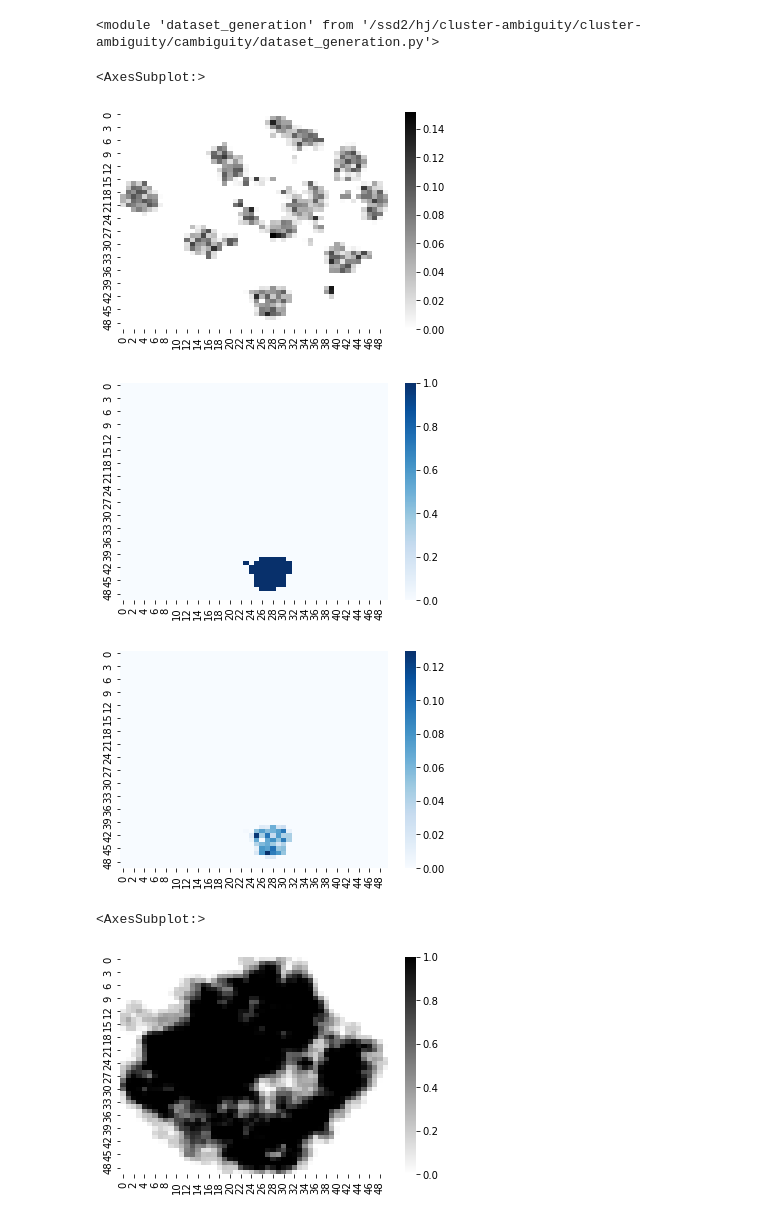
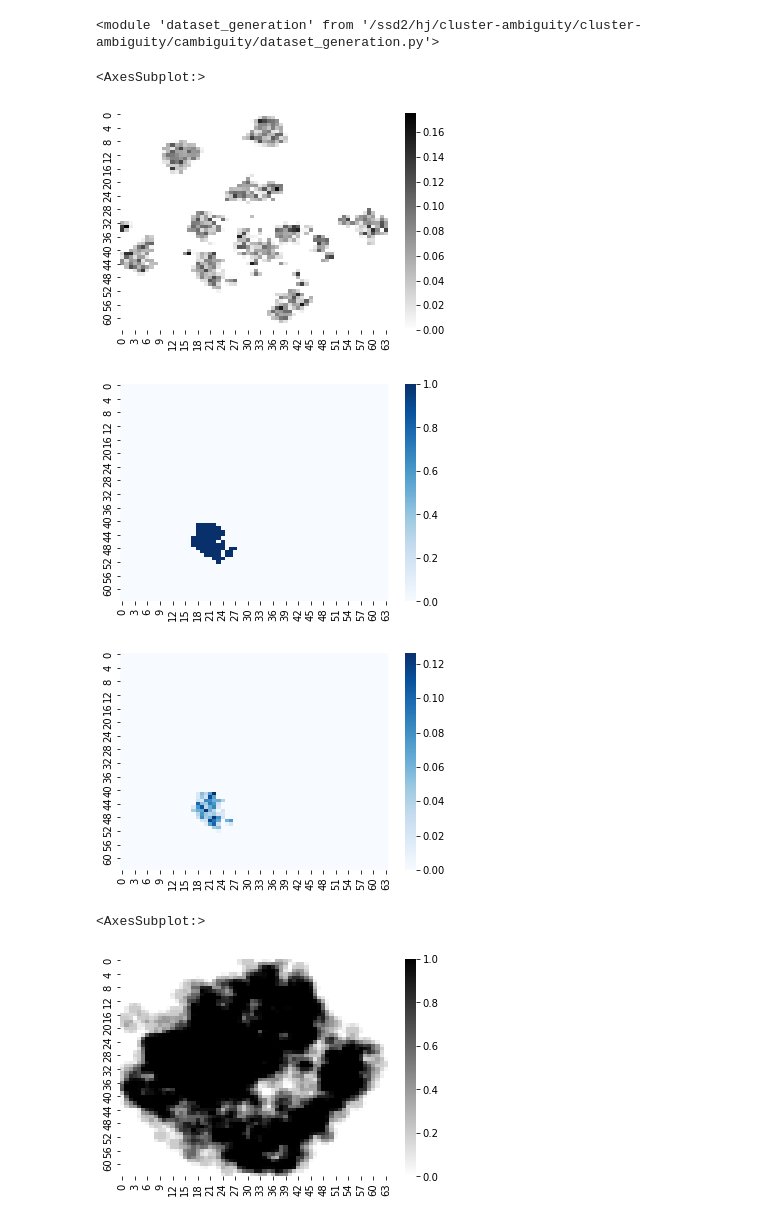
Before and after one commit to HyunWookL/cluster-ambiguity, a Jupyter notebook: cambiguity/test.ipynb, the cells around one changed output. Drawn from its saved outputs; the diff is of its cells as text; code cells hidden in the pictures.

```diff
--- a/cambiguity/test.ipynb
+++ b/cambiguity/test.ipynb
@@ -24,11 +24,11 @@ X, y = load_digits(return_X_y=True)
 X_tsne = TSNE(n_components=2).fit_transform(X)
 X_pca = PCA(n_components=2).fit_transform(X)
 # %%
-X_tsne_grid = gy.gridify(X_tsne, 0.2, 3, 1000, 50)
+X_tsne_grid = gy.gridify(X_tsne, 0.2, 3, 1024, 64)
 sns.heatmap(X_tsne_grid, cmap='binary')
 # %% [output]
 <AxesSubplot:>
-[figure, old version]
+[figure, new version]
 # %%
 cluster = ce.cluster_extraction(X_tsne_grid, 0.3)
 sns.heatmap(cluster, cmap='Blues')
@@ -38,14 +38,14 @@ cluster_grid = cluster * X_tsne_grid
 sns.heatmap(cluster_grid, cmap="Blues")
 plt.show()
 # %% [output]
-[figure, old version]
+[figure, new version]
-[figure, old version]
+[figure, new version]
 # %%
-X_pca_grid = gy.gridify(X_pca, 0.2, 30, 1000, 50)
+X_pca_grid = gy.gridify(X_pca, 0.2, 30, 1024, 64)
 sns.heatmap(X_pca_grid, cmap='binary')
 # %% [output]
 <AxesSubplot:>
-[figure, old version]
+[figure, new version]
 # %%
 cluster = ce.cluster_extraction(X_pca_grid, 0.3)
 sns.heatmap(cluster, cmap='Blues')
```
Also changed, not shown: parts of 2 cells of this notebook, 2 other files.
